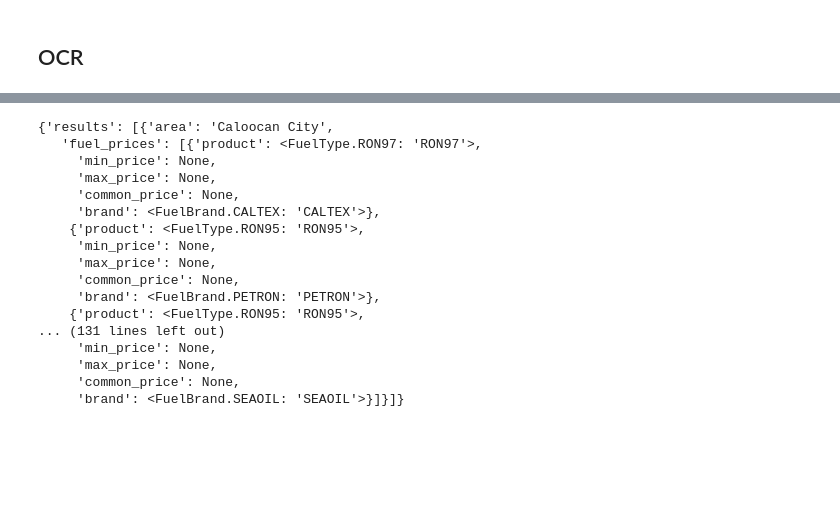
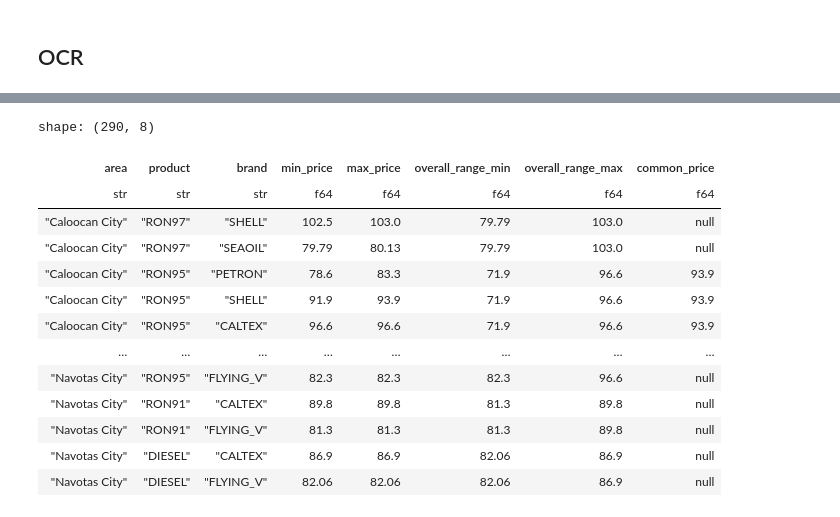
Before and after one commit to kvdomingo/gas-price-tracker, a Jupyter notebook: scratch.ipynb, the cells around one changed output, grey strips where cells are left out. Cells and saved outputs as stored; diff of their text form; code cells hidden in the pictures; blank space fills up the shorter version.

```diff
--- a/scratch.ipynb
+++ b/scratch.ipynb
@@ -116,18 +113,17 @@ agent = create_agent(
 # %%
-async with open(f'./data/pdfs/{filename}', 'rb') as f:
-    file_data = base64.b64encode(
-        await f.read()
-    ).decode()
+filepath = Path(f'./data/pdfs/{filename}').resolve()
 
-res = await agent.ainvoke({
-    'messages': [
-        HumanMessage(content=[
-            {
-                'type': 'media',
-                'mime_type': 'application/pdf',
-                'data': file_data,
-            },
-        ])
-    ]
-})
-res
+res = gem.models.generate_content(
+    model="gemini-3.5-flash",
+    contents=[
+        types.Part.from_bytes(
+            data=filepath.read_bytes(),
+            mime_type='application/pdf',
+        ),
+        system_prompt,
+    ],
+    config=types.GenerateContentConfig(
+          response_schema=StructuredOutput,
+          response_mime_type='application/json',
+    ),
+)
@@ -138,20 +130,17 @@ res
 # %%
-res['structured_response'].model_dump()
+pl.from_dicts(StructuredOutput.model_validate_json(res.text).results)
 # %% [output]
-{'results': [{'area': 'Caloocan City',
-   'fuel_prices': [{'product': <FuelType.RON97: 'RON97'>,
-     'min_price': None,
-     'max_price': None,
-     'common_price': None,
-     'brand': <FuelBrand.CALTEX: 'CALTEX'>},
-    {'product': <FuelType.RON95: 'RON95'>,
-     'min_price': None,
-     'max_price': None,
-     'common_price': None,
-     'brand': <FuelBrand.PETRON: 'PETRON'>},
-    {'product': <FuelType.RON95: 'RON95'>,
-... (131 lines left out)
-     'min_price': None,
-     'max_price': None,
-     'common_price': None,
-     'brand': <FuelBrand.SEAOIL: 'SEAOIL'>}]}]}
+shape: (290, 8)
+| area | product | brand | min_price | max_price | overall_range_min | overall_range_max | common_price |
+| str | str | str | f64 | f64 | f64 | f64 | f64 |
+| "Caloocan City" | "RON97" | "SHELL" | 102.5 | 103.0 | 79.79 | 103.0 | null |
+| "Caloocan City" | "RON97" | "SEAOIL" | 79.79 | 80.13 | 79.79 | 103.0 | null |
+| "Caloocan City" | "RON95" | "PETRON" | 78.6 | 83.3 | 71.9 | 96.6 | 93.9 |
+| "Caloocan City" | "RON95" | "SHELL" | 91.9 | 93.9 | 71.9 | 96.6 | 93.9 |
+| "Caloocan City" | "RON95" | "CALTEX" | 96.6 | 96.6 | 71.9 | 96.6 | 93.9 |
+| … | … | … | … | … | … | … | … |
+| "Navotas City" | "RON95" | "FLYING_V" | 82.3 | 82.3 | 82.3 | 96.6 | null |
+| "Navotas City" | "RON91" | "CALTEX" | 89.8 | 89.8 | 81.3 | 89.8 | null |
+| "Navotas City" | "RON91" | "FLYING_V" | 81.3 | 81.3 | 81.3 | 89.8 | null |
+| "Navotas City" | "DIESEL" | "CALTEX" | 86.9 | 86.9 | 82.06 | 86.9 | null |
+| "Navotas City" | "DIESEL" | "FLYING_V" | 82.06 | 82.06 | 82.06 | 86.9 | null |
```
Also changed, not shown: parts of 6 cells of this notebook, 12 other files.
